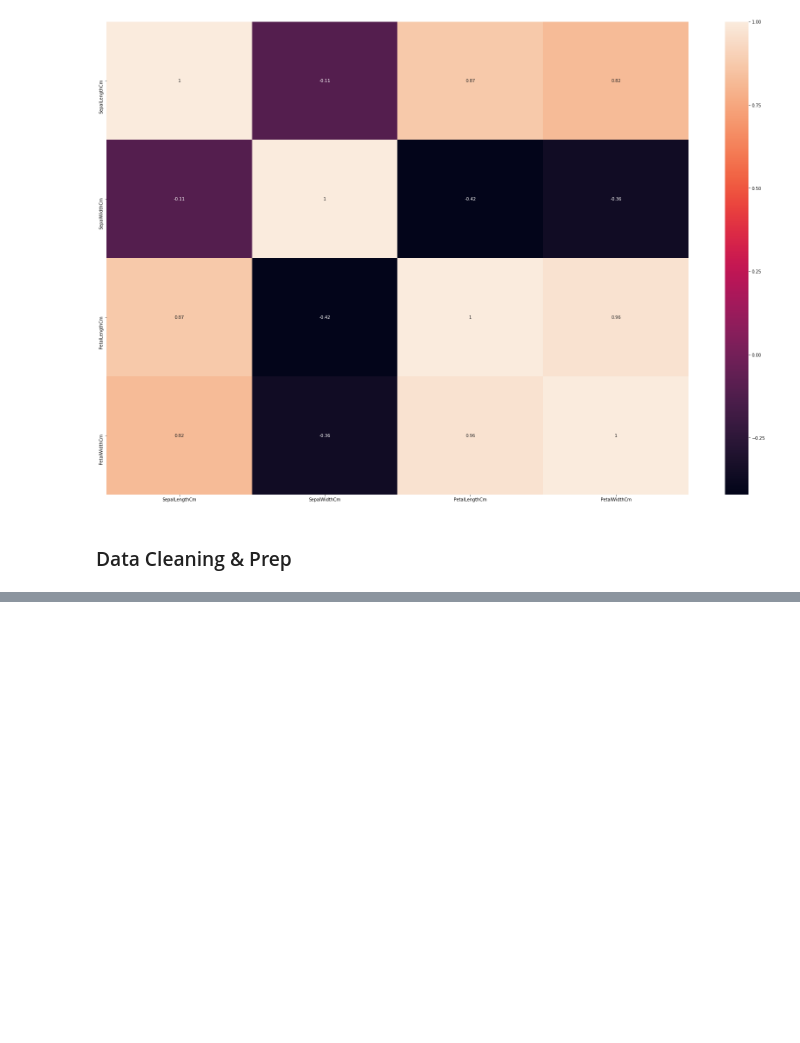
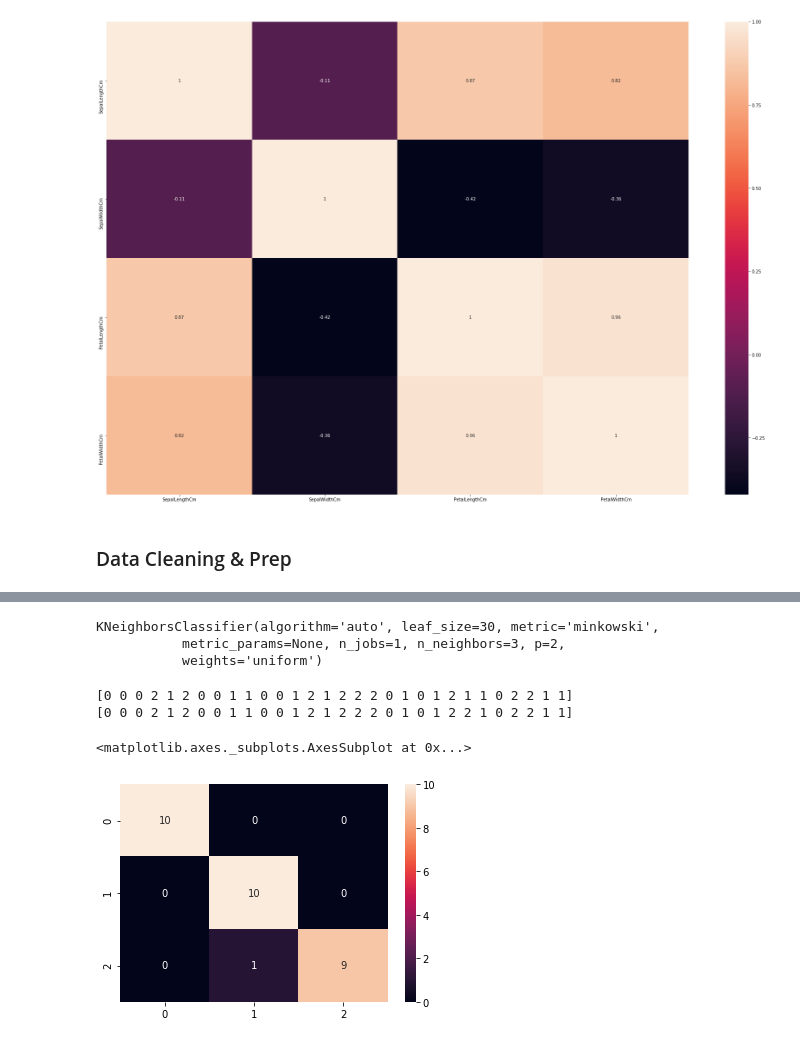
Before and after one commit to sagecodes/irsit-classification2-knn, a Jupyter notebook: iris-knn.ipynb, the cells around one changed output, grey strips where cells are left out. Cells and saved outputs as stored; diff of their text form; code cells hidden in the pictures; blank space fills up the shorter version.

Commit message:
train and validate model

```diff
--- a/iris-knn.ipynb
+++ b/iris-knn.ipynb
@@ -56,0 +113,4 @@ sns.heatmap(iris.corr(), annot = True)
+# %%
+# Create train Test Split
+from sklearn.model_selection import train_test_split
+X_train, X_test, y_train, y_test = train_test_split(X,y,test_size=0.20, random_state = 5, stratify=y)
@@ -56,0 +129,23 @@ sns.heatmap(iris.corr(), annot = True)
+# %%
+classifier = KNeighborsClassifier(n_neighbors=3, metric = 'minkowski', p=2)
+classifier.fit(X_train, y_train)
+# %% [output]
+KNeighborsClassifier(algorithm='auto', leaf_size=30, metric='minkowski',
+           metric_params=None, n_jobs=1, n_neighbors=3, p=2,
+           weights='uniform')
+# %%
+y_pred = classifier.predict(X_test)
+# %%
+print(y_pred)
+print(y_test)
+# %% [output]
+[0 0 0 2 1 2 0 0 1 1 0 0 1 2 1 2 2 2 0 1 0 1 2 1 1 0 2 2 1 1]
+[0 0 0 2 1 2 0 0 1 1 0 0 1 2 1 2 2 2 0 1 0 1 2 2 1 0 2 2 1 1]
+# %%
+from sklearn.metrics import confusion_matrix, classification_report
+cm = confusion_matrix(y_test, y_pred)
+# %%
+sns.heatmap(cm,annot = True)
+# %% [output]
+<matplotlib.axes._subplots.AxesSubplot at 0x...>
+[figure, added]
```
Also changed, not shown: parts of 13 cells of this notebook.
